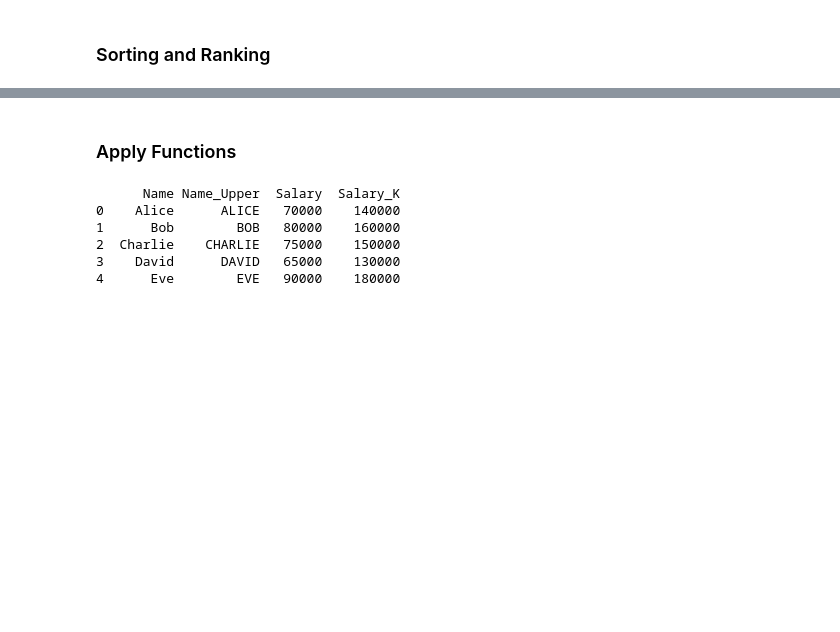
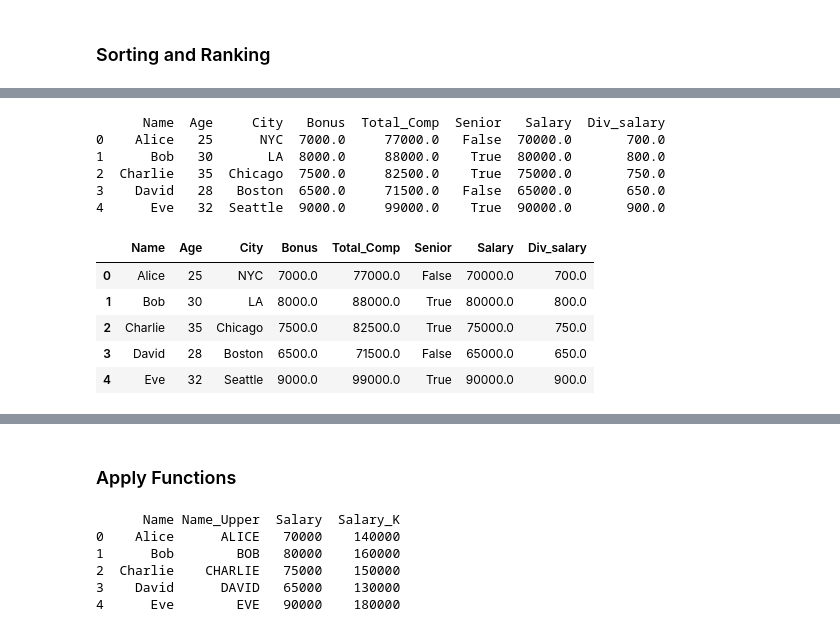
Before and after one commit to amkathum/-Colab, a Jupyter notebook: Data_Libraries.ipynb, the cells around one changed output, grey strips where cells are left out. Cells and saved outputs as stored; diff of their text form; code cells hidden in the pictures; blank space fills up the shorter version.

```diff
--- a/Data_Libraries.ipynb
+++ b/Data_Libraries.ipynb
@@ -518,0 +507,24 @@ Sorted by Salary (desc):
+# %%
+# إرجاع Salary من Bonus (لأن Bonus = Salary * 0.1)
+df["Salary"] = df["Bonus"] * 10
+
+# إرجاع Div_salary (لأن Div_salary = Salary / 100)
+df["Div_salary"] = df["Salary"] / 100
+
+print(df)
+# %% [output]
+      Name  Age     City   Bonus  Total_Comp  Senior   Salary  Div_salary
+0    Alice   25      NYC  7000.0     77000.0   False  70000.0       700.0
+1      Bob   30       LA  8000.0     88000.0    True  80000.0       800.0
+2  Charlie   35  Chicago  7500.0     82500.0    True  75000.0       750.0
+3    David   28   Boston  6500.0     71500.0   False  65000.0       650.0
+4      Eve   32  Seattle  9000.0     99000.0    True  90000.0       900.0
+# %%
+df
+# %% [output]
+|  | Name | Age | City | Bonus | Total_Comp | Senior | Salary | Div_salary |
+| 0 | Alice | 25 | NYC | 7000.0 | 77000.0 | False | 70000.0 | 700.0 |
+| 1 | Bob | 30 | LA | 8000.0 | 88000.0 | True | 80000.0 | 800.0 |
+| 2 | Charlie | 35 | Chicago | 7500.0 | 82500.0 | True | 75000.0 | 750.0 |
+| 3 | David | 28 | Boston | 6500.0 | 71500.0 | False | 65000.0 | 650.0 |
+| 4 | Eve | 32 | Seattle | 9000.0 | 99000.0 | True | 90000.0 | 900.0 |
```
Also changed, not shown: parts of 10 cells of this notebook.
